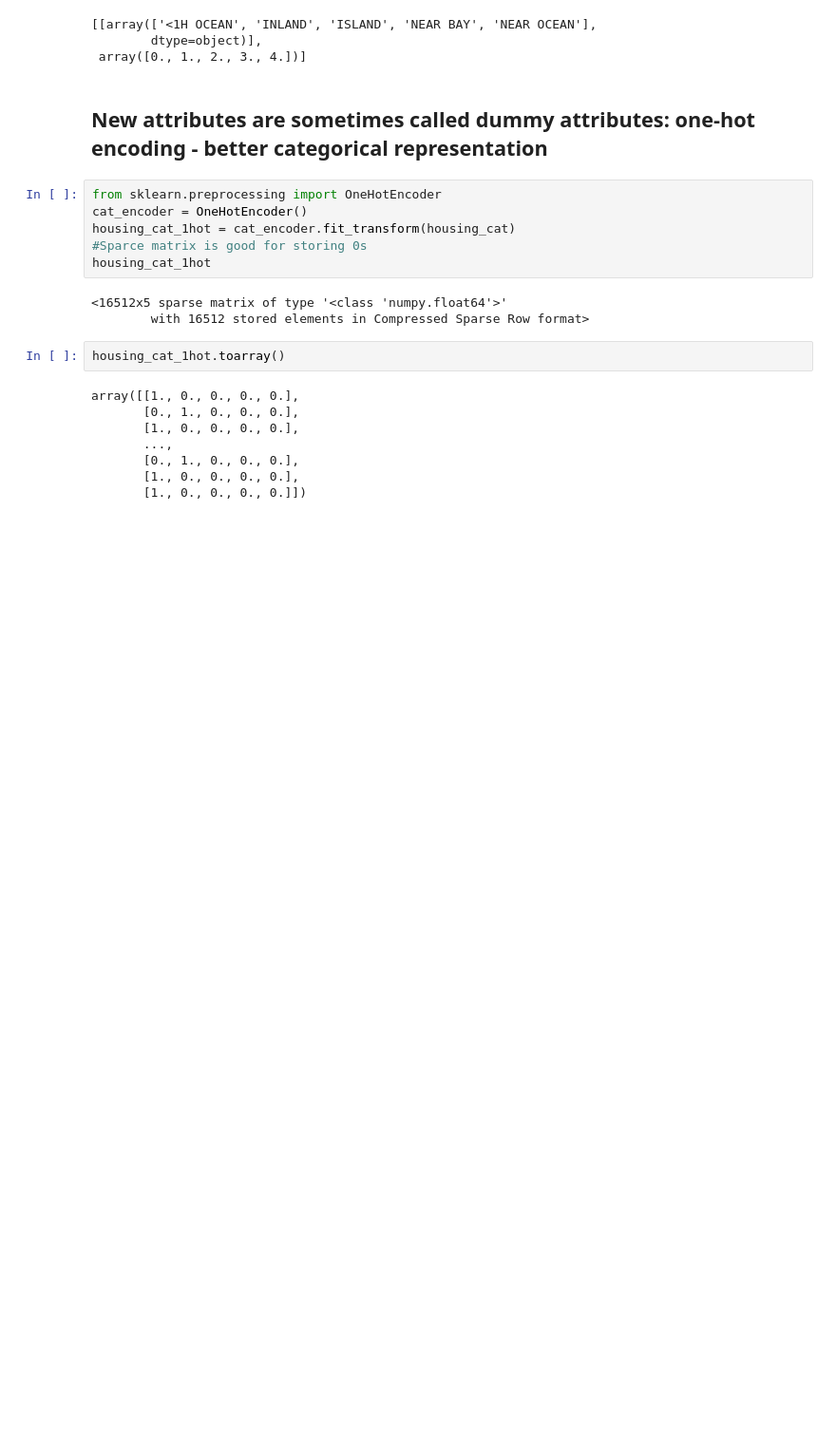
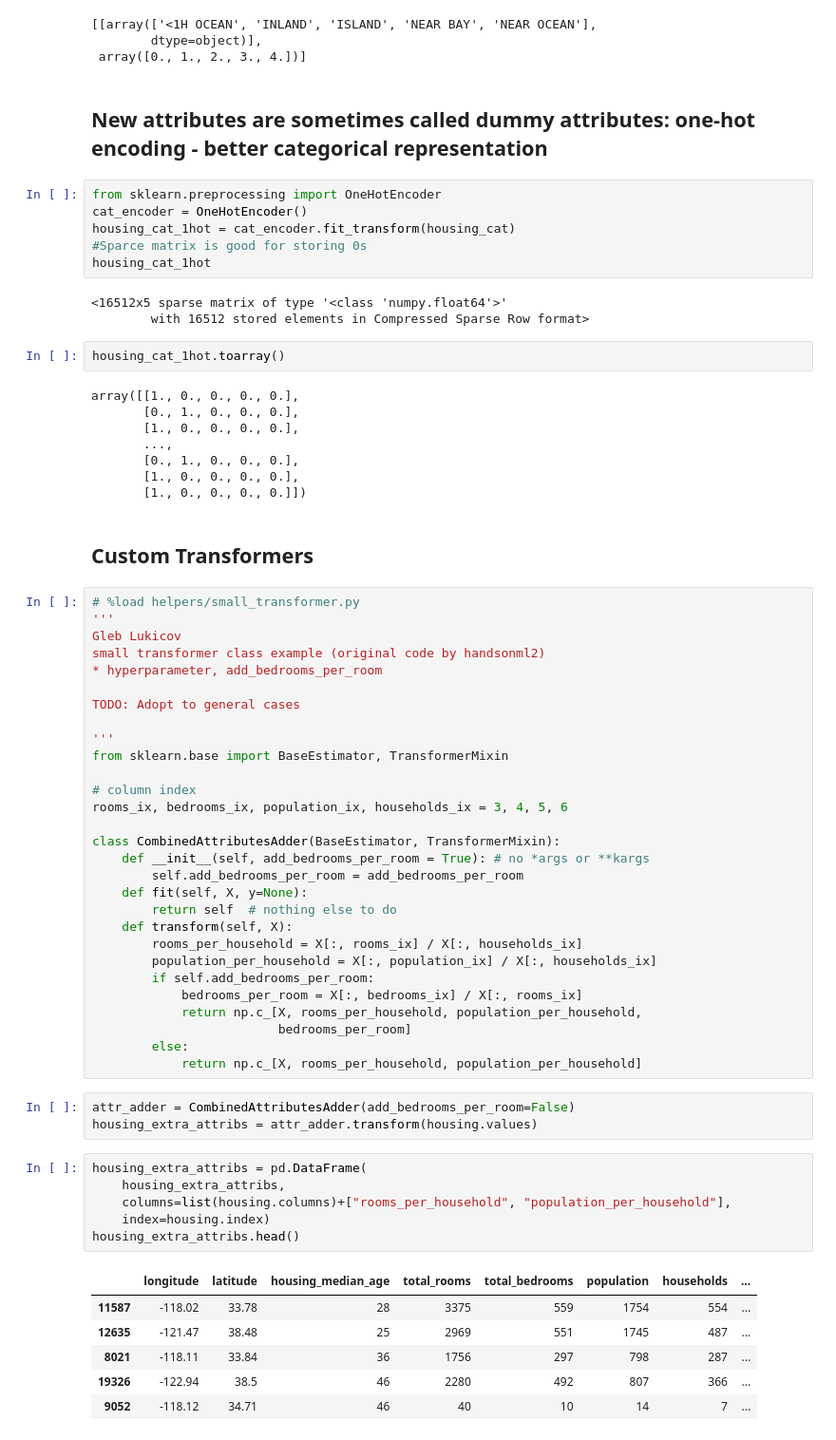
Before and after one commit to glukicov/ML_GPU, a Jupyter notebook: Housing.ipynb, the cells around one changed output. Shown at 95% size. Cells and saved outputs as stored; diff of their text form; blank space fills up the shorter version.

```diff
--- a/Housing.ipynb
+++ b/Housing.ipynb
@@ -391,3 +405,50 @@ array([[1., 0., 0., 0., 0.],
        [0., 1., 0., 0., 0.],
        [1., 0., 0., 0., 0.],
        [1., 0., 0., 0., 0.]])
+# %% [markdown]
+## Custom Transformers
+# %%
+# %load helpers/small_transformer.py
+'''
+Gleb Lukicov
+small transformer class example (original code by handsonml2)
+* hyperparameter, add_bedrooms_per_room
+
+TODO: Adopt to general cases
+
+'''
+from sklearn.base import BaseEstimator, TransformerMixin
+
+# column index
+rooms_ix, bedrooms_ix, population_ix, households_ix = 3, 4, 5, 6
+
+class CombinedAttributesAdder(BaseEstimator, TransformerMixin):
+    def __init__(self, add_bedrooms_per_room = True): # no *args or **kargs
+        self.add_bedrooms_per_room = add_bedrooms_per_room
+    def fit(self, X, y=None):
+        return self  # nothing else to do
+    def transform(self, X):
+        rooms_per_household = X[:, rooms_ix] / X[:, households_ix]
+        population_per_household = X[:, population_ix] / X[:, households_ix]
+        if self.add_bedrooms_per_room:
+            bedrooms_per_room = X[:, bedrooms_ix] / X[:, rooms_ix]
+            return np.c_[X, rooms_per_household, population_per_household,
+                         bedrooms_per_room]
+        else:
+            return np.c_[X, rooms_per_household, population_per_household]
+# %%
+attr_adder = CombinedAttributesAdder(add_bedrooms_per_room=False)
+housing_extra_attribs = attr_adder.transform(housing.values)
+# %%
+housing_extra_attribs = pd.DataFrame(
+    housing_extra_attribs,
+    columns=list(housing.columns)+["rooms_per_household", "population_per_household"],
+    index=housing.index)
+housing_extra_attribs.head()
+# %% [output]
+|  | longitude | latitude | housing_median_age | total_rooms | total_bedrooms | population | households | ... |
+| 11587 | -118.02 | 33.78 | 28 | 3375 | 559 | 1754 | 554 | ... |
+| 12635 | -121.47 | 38.48 | 25 | 2969 | 551 | 1745 | 487 | ... |
+| 8021 | -118.11 | 33.84 | 36 | 1756 | 297 | 798 | 287 | ... |
+| 19326 | -122.94 | 38.5 | 46 | 2280 | 492 | 807 | 366 | ... |
+| 9052 | -118.12 | 34.71 | 46 | 40 | 10 | 14 | 7 | ... |
```
Also changed, not shown: parts of 25 cells of this notebook, 1 other file.
